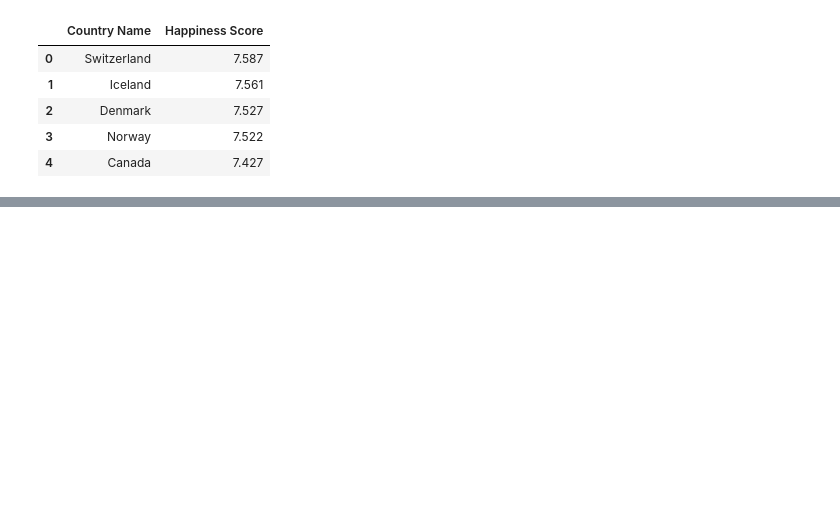
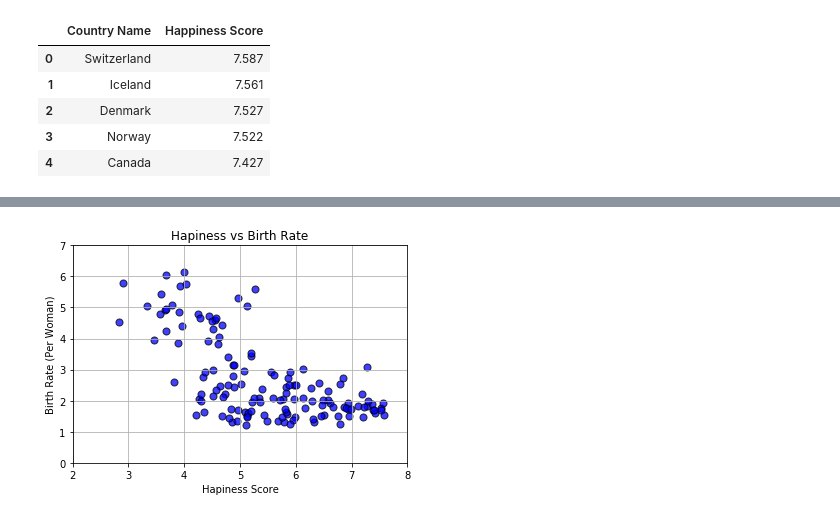
Before and after one commit to sinancengiz/World_Happiness, a Jupyter notebook: Untitled.ipynb, the cells around one changed output, grey strips where cells are left out. Cells and saved outputs as stored; diff of their text form; code cells hidden in the pictures; blank space fills up the shorter version.

```diff
--- a/Untitled.ipynb
+++ b/Untitled.ipynb
@@ -76,0 +178,15 @@ merged_dataframe.head()
+# %%
+plt.scatter(organised_df["Happiness Score"], organised_df["Birth Rate 2015"], marker="o", facecolors="blue", edgecolors="black",
+            s=50, alpha=0.75)
+#create a title
+plt.title("Hapiness vs Birth Rate")
+#create a y label
+plt.ylabel("Birth Rate (Per Woman)")
+#create a x label
+plt.xlabel("Hapiness Score")
+plt.ylim(0, 7)
+plt.xlim(2, 8)
+plt.grid()
+plt.show()
+# %% [output]
+[figure, added]
```
Also changed, not shown: parts of 17 cells of this notebook, 1 other file.
